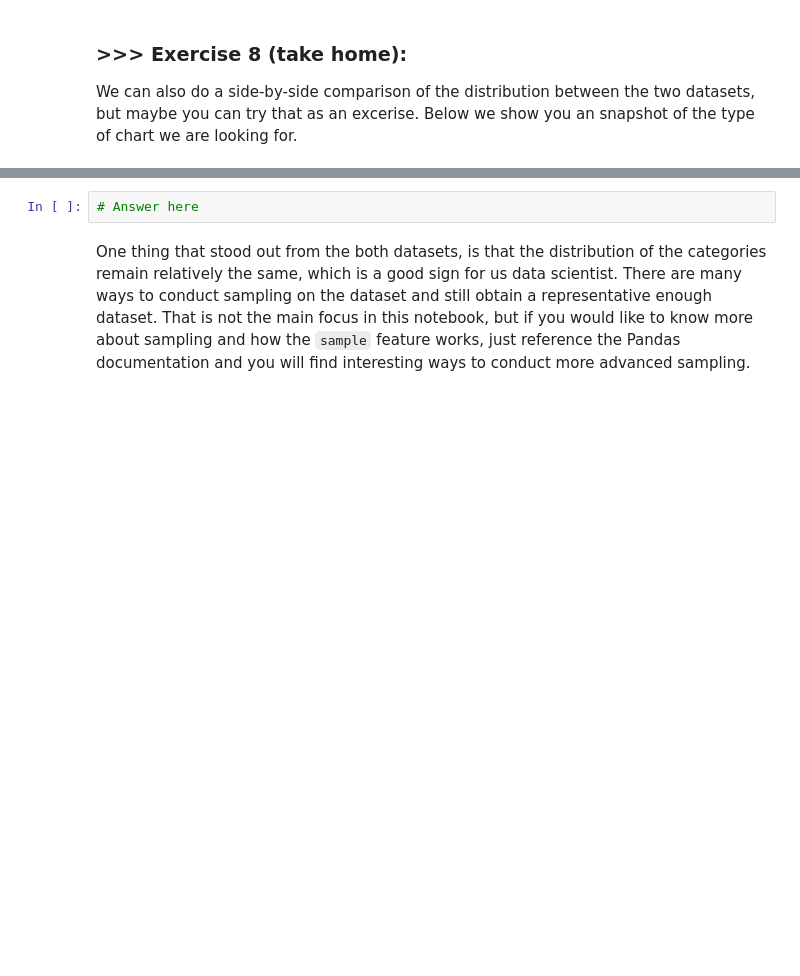
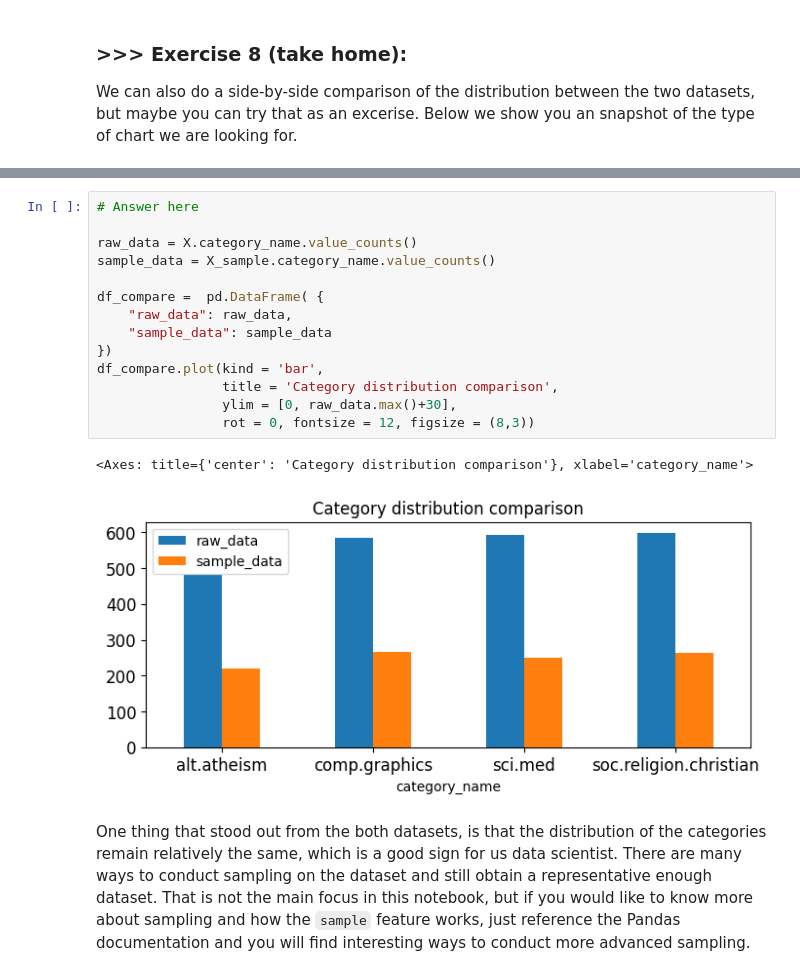
Before and after one commit to r0wan1ooo5/DM2025-Lab1-Exercise, a Jupyter notebook: DM2025-Lab1-Master.ipynb, the cells around one changed output, grey strips where cells are left out. Saved outputs shown, nothing was run; the diff lists cells and outputs as text; blank space fills up the shorter version.

```diff
--- a/DM2025-Lab1-Master.ipynb
+++ b/DM2025-Lab1-Master.ipynb
@@ -729,8 +813,23 @@ Notice that for the `ylim` parameters we hardcoded the maximum value for y. Is i
 We can also do a side-by-side comparison of the distribution between the two datasets, but maybe you can try that as an excerise. Below we show you an snapshot of the type of chart we are looking for.
 # %% [markdown]
 ![alt txt](https://i.imgur.com/9eO431H.png)
-# %%
-# Answer here
+# %%
+# Answer here
+
+raw_data = X.category_name.value_counts()
+sample_data = X_sample.category_name.value_counts()
+
+df_compare =  pd.DataFrame( {
+    "raw_data": raw_data,
+    "sample_data": sample_data
+})
+df_compare.plot(kind = 'bar',
+                title = 'Category distribution comparison',
+                ylim = [0, raw_data.max()+30],
+                rot = 0, fontsize = 12, figsize = (8,3))
+# %% [output]
+<Axes: title={'center': 'Category distribution comparison'}, xlabel='category_name'>
+[figure, added]
 # %% [markdown]
 One thing that stood out from the both datasets, is that the distribution of the categories remain relatively the same, which is a good sign for us data scientist. There are many ways to conduct sampling on the dataset and still obtain a representative enough dataset. That is not the main focus in this notebook, but if you would like to know more about sampling and how the `sample` feature works, just reference the Pandas documentation and you will find interesting ways to conduct more advanced sampling.
 # %% [markdown]
```
Also changed, not shown: parts of 34 cells of this notebook.
